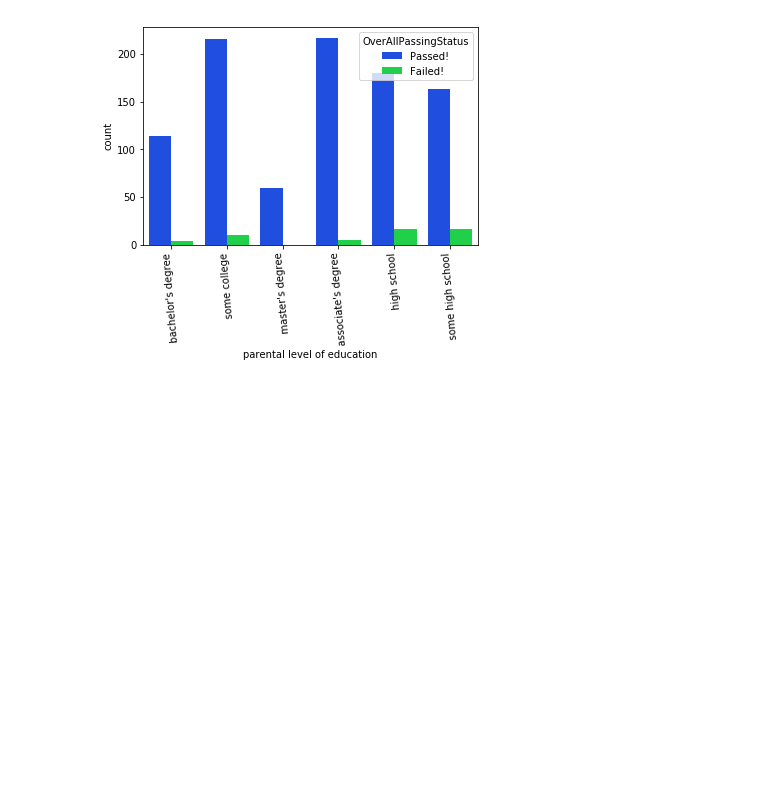
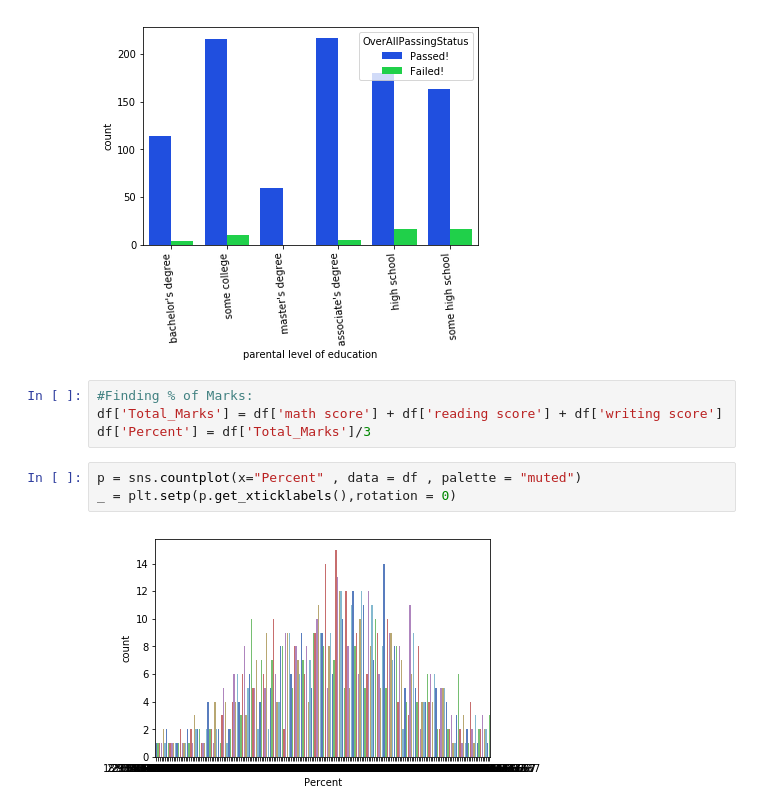
Before and after one commit to mishra-atul5001/Data-Science-and-ML-insights-Projects, a Jupyter notebook: Exam Marks Analysis/Student Exams Analysis.ipynb, the cells around one changed output. Cells and saved outputs as stored; diff of their text form; blank space fills up the shorter version.

```diff
--- a/Exam Marks Analysis/Student Exams Analysis.ipynb
+++ b/Exam Marks Analysis/Student Exams Analysis.ipynb
@@ -171,3 +171,12 @@ p = sns.countplot(x= 'parental level of education' , data = df , hue = 'OverAllP
 _ = plt.setp(p.get_xticklabels(),rotation = 95)
 # %% [output]
 [figure]
+# %%
+#Finding % of Marks:
+df['Total_Marks'] = df['math score'] + df['reading score'] + df['writing score']
+df['Percent'] = df['Total_Marks']/3
+# %%
+p = sns.countplot(x="Percent" , data = df , palette = "muted")
+_ = plt.setp(p.get_xticklabels(),rotation = 0)
+# %% [output]
+[figure, added]
```
Also changed, not shown: parts of 7 cells of this notebook, 1 other file.
